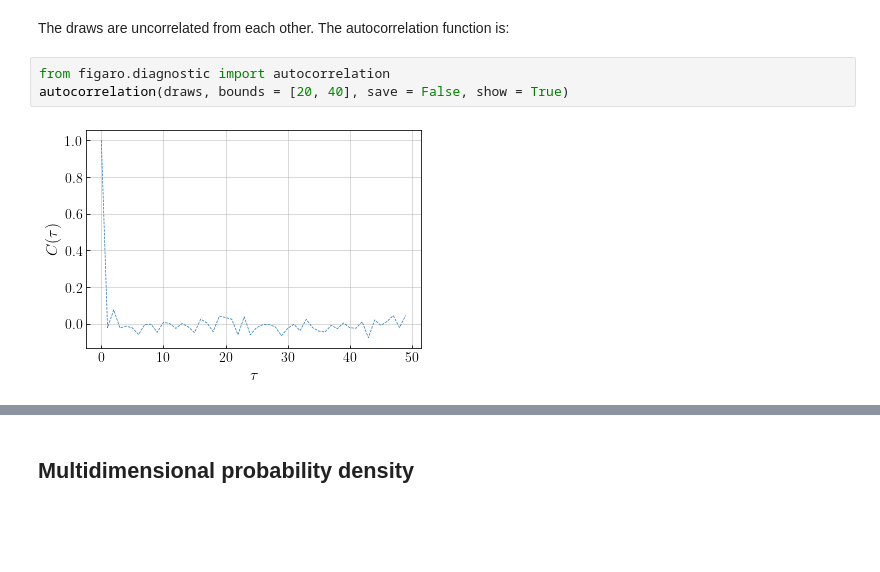
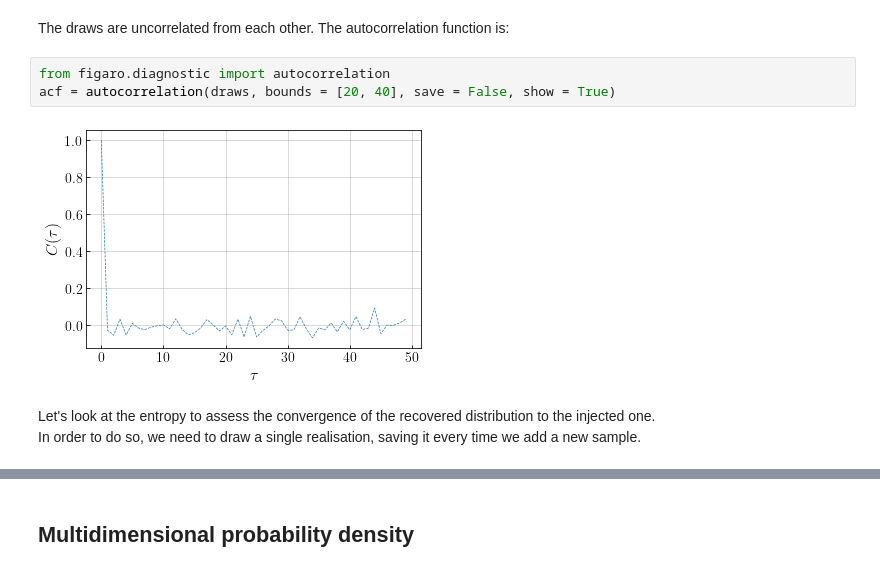
Before and after one commit to sterinaldi/FIGARO, a Jupyter notebook: notebooks/introductive_guide.ipynb, the cells around one changed output, grey strips where cells are left out. Drawn from its saved outputs; the diff is of its cells as text; blank space fills up the shorter version.

Commit message:
added convergence

```diff
--- a/notebooks/introductive_guide.ipynb
+++ b/notebooks/introductive_guide.ipynb
@@ -124,6 +124,9 @@ plot_median_cr(draws,
 The draws are uncorrelated from each other. The autocorrelation function is:
 # %%
 from figaro.diagnostic import autocorrelation
-autocorrelation(draws, bounds = [20, 40], save = False, show = True)
+acf = autocorrelation(draws, bounds = [20, 40], save = False, show = True)
 # %% [output]
-[figure, old version]
+[figure, new version]
+# %% [markdown]
+Let's look at the entropy to assess the convergence of the recovered distribution to the injected one.\
+In order to do so, we need to draw a single realisation, saving it every time we add a new sample.
```
Also changed, not shown: parts of 16 cells of this notebook.
